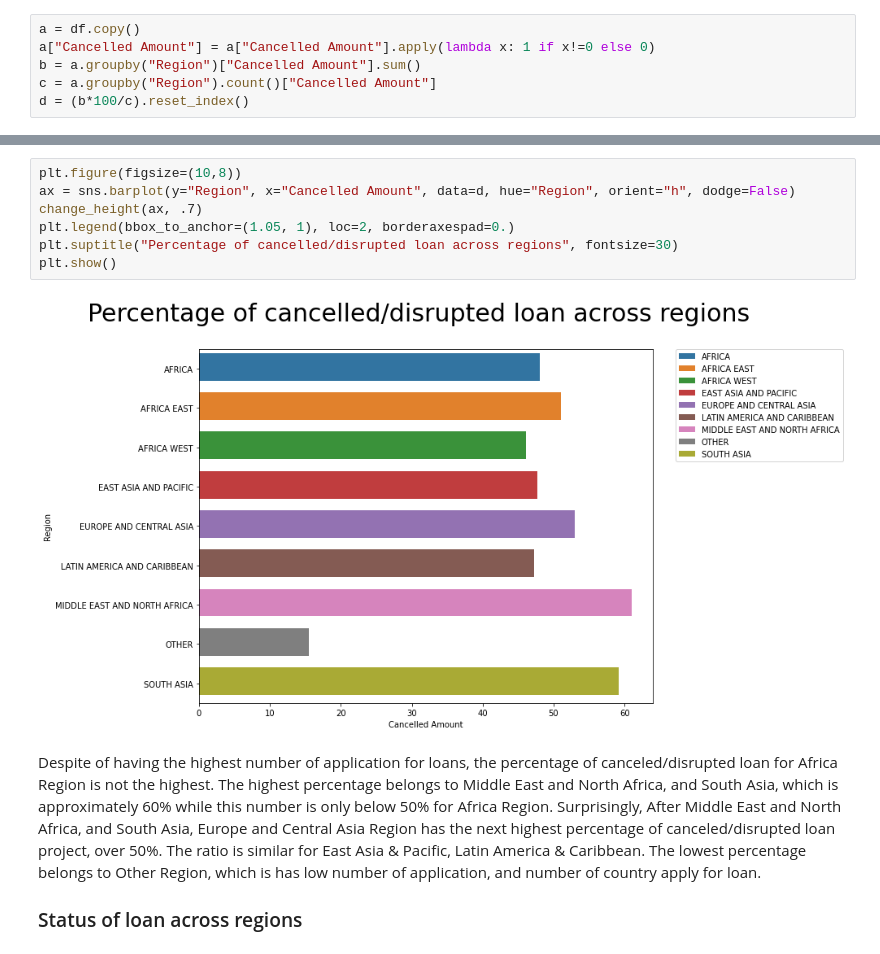
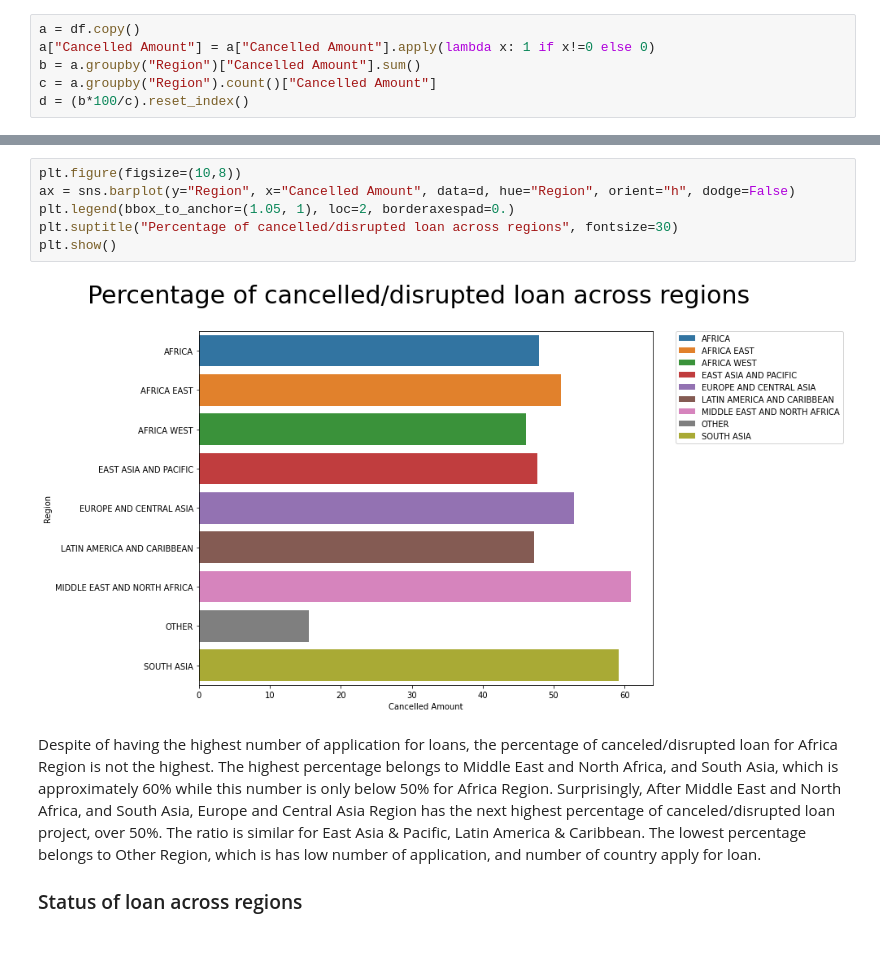
Before and after one commit to vuchau8592/project_data_tidy, a Jupyter notebook: Tidy_dataset.ipynb, the cells around one changed output, grey strips where cells are left out. Drawn from its saved outputs; the diff is of its cells as text.

```diff
--- a/Tidy_dataset.ipynb
+++ b/Tidy_dataset.ipynb
@@ -596,12 +585,11 @@ def change_height(ax, new_value) :
 # %%
 plt.figure(figsize=(10,8))
 ax = sns.barplot(y="Region", x="Cancelled Amount", data=d, hue="Region", orient="h", dodge=False)
-change_height(ax, .7)
 plt.legend(bbox_to_anchor=(1.05, 1), loc=2, borderaxespad=0.)
 plt.suptitle("Percentage of cancelled/disrupted loan across regions", fontsize=30)
 plt.show()
 # %% [output]
-[figure, old version]
+[figure, new version]
 # %% [markdown]
 Despite of having the highest number of application for loans, the percentage of canceled/disrupted loan for Africa Region is not the highest. The highest percentage belongs to Middle East and North Africa, and South Asia, which is approximately 60% while this number is only below 50% for Africa Region. Surprisingly, After Middle East and North Africa, and South Asia, Europe and Central Asia Region has the next highest percentage of canceled/disrupted loan project, over 50%. The ratio is similar for East Asia & Pacific, Latin America & Caribbean. The lowest percentage belongs to Other Region, which is has low number of application, and number of country apply for loan.
 
```
Also changed, not shown: parts of 4 cells of this notebook.
